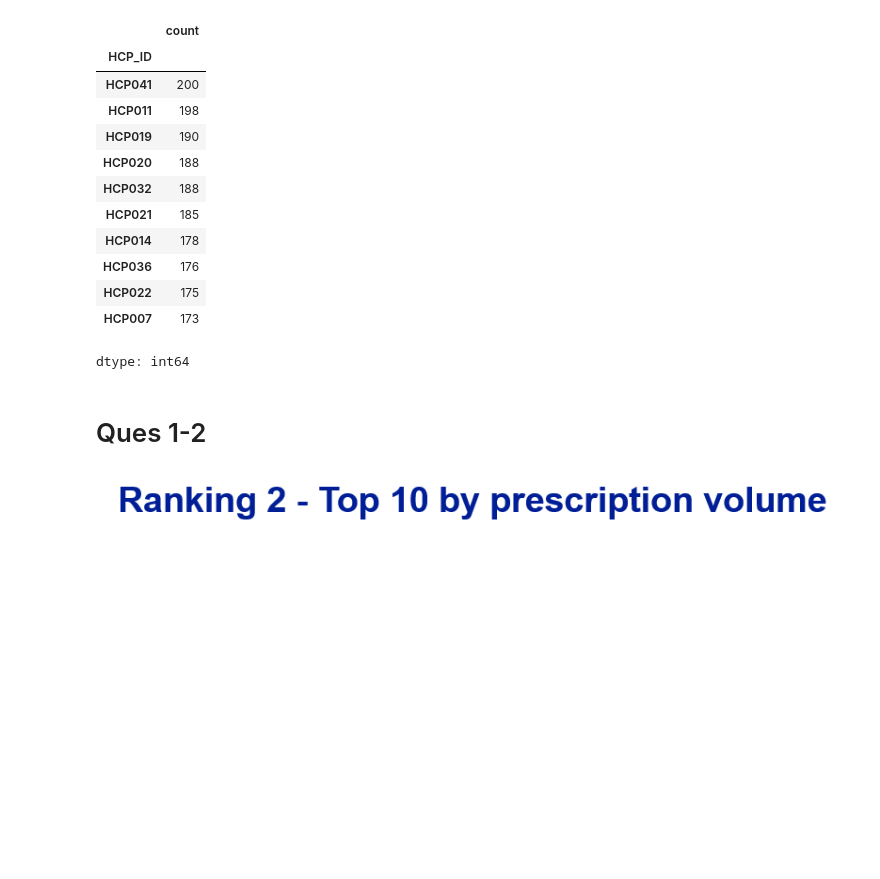
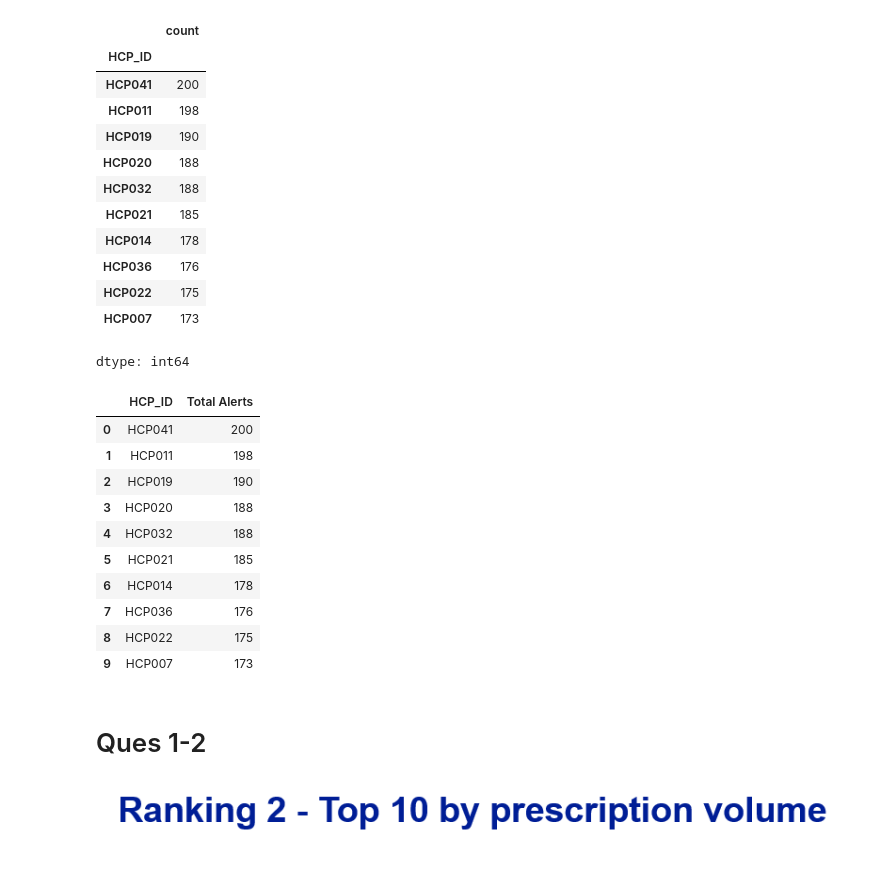
Before and after one commit to Optimus0205/ProcDna-Case-Study, a Jupyter notebook: Case_Study.ipynb, the cells around one changed output. Drawn from its saved outputs; the diff is of its cells as text; code cells hidden in the pictures; blank space fills up the shorter version.

```diff
--- a/Case_Study.ipynb
+++ b/Case_Study.ipynb
@@ -59,6 +59,21 @@ top_active_doctors
 | HCP022 | 175 |
 | HCP007 | 173 |
 dtype: int64
+# %%
+top_active_doctors = top_active_doctors.reset_index(name='Total Alerts')
+top_active_doctors
+# %% [output]
+|  | HCP_ID | Total Alerts |
+| 0 | HCP041 | 200 |
+| 1 | HCP011 | 198 |
+| 2 | HCP019 | 190 |
+| 3 | HCP020 | 188 |
+| 4 | HCP032 | 188 |
+| 5 | HCP021 | 185 |
+| 6 | HCP014 | 178 |
+| 7 | HCP036 | 176 |
+| 8 | HCP022 | 175 |
+| 9 | HCP007 | 173 |
 # %% [markdown]
 # Ques 1-2
 
```
Also changed, not shown: parts of 2 cells of this notebook.
